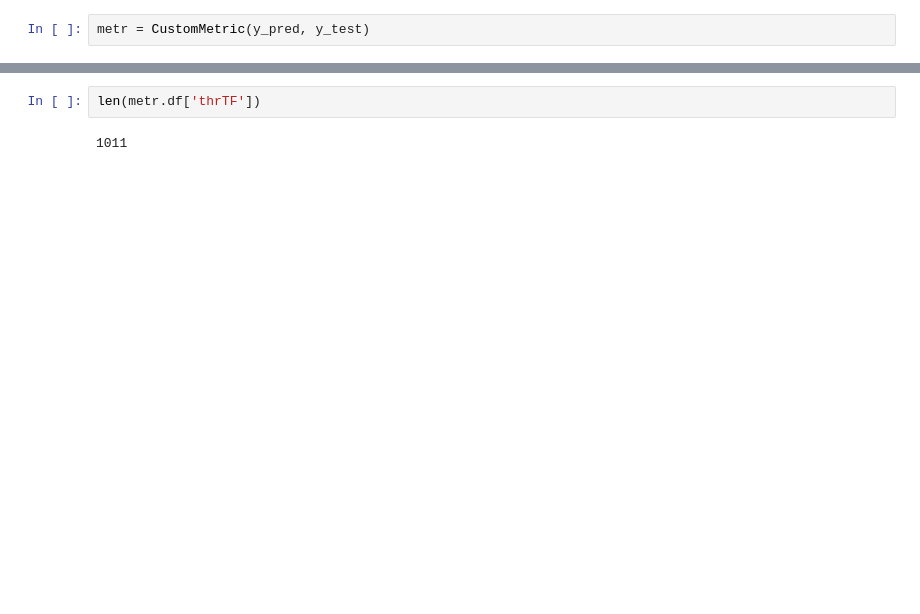
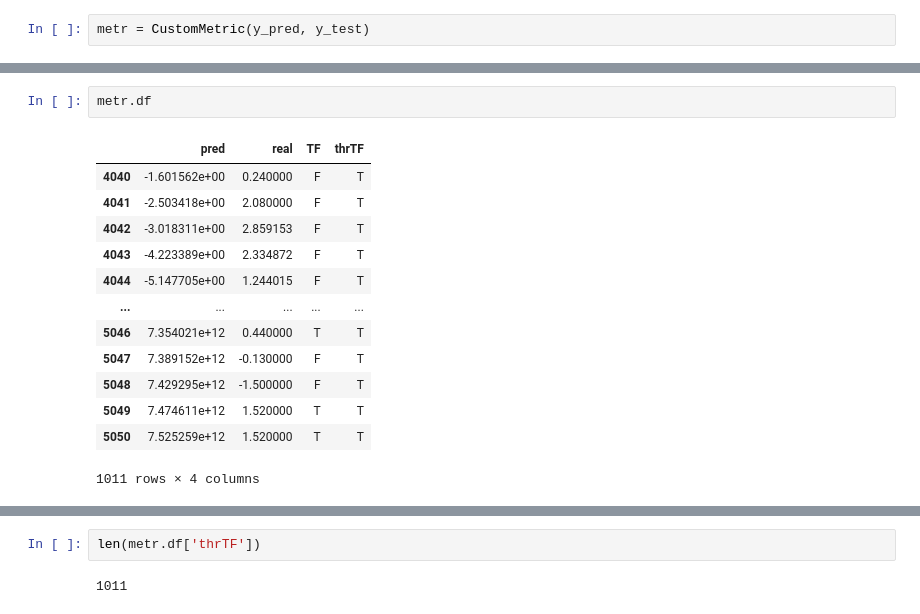
Before and after one commit to mokpolar/KRX_semiconductor_index_prediction, a Jupyter notebook: modeling_20200206.ipynb, the cells around one changed output, grey strips where cells are left out. Saved outputs shown, nothing was run; the diff lists cells and outputs as text; blank space fills up the shorter version.

```diff
--- a/modeling_20200206.ipynb
+++ b/modeling_20200206.ipynb
@@ -609,3 +621,19 @@ metr.execution()
+# %%
+metr.df
+# %% [output]
+|  | pred | real | TF | thrTF |
+| 4040 | -1.601562e+00 | 0.240000 | F | T |
+| 4041 | -2.503418e+00 | 2.080000 | F | T |
+| 4042 | -3.018311e+00 | 2.859153 | F | T |
+| 4043 | -4.223389e+00 | 2.334872 | F | T |
+| 4044 | -5.147705e+00 | 1.244015 | F | T |
+| ... | ... | ... | ... | ... |
+| 5046 | 7.354021e+12 | 0.440000 | T | T |
+| 5047 | 7.389152e+12 | -0.130000 | F | T |
+| 5048 | 7.429295e+12 | -1.500000 | F | T |
+| 5049 | 7.474611e+12 | 1.520000 | T | T |
+| 5050 | 7.525259e+12 | 1.520000 | T | T |
+1011 rows × 4 columns
 # %%
 sum(metr.df['thrTF'] == 'T')
 # %% [output]
```
Also changed, not shown: parts of 7 cells of this notebook.
